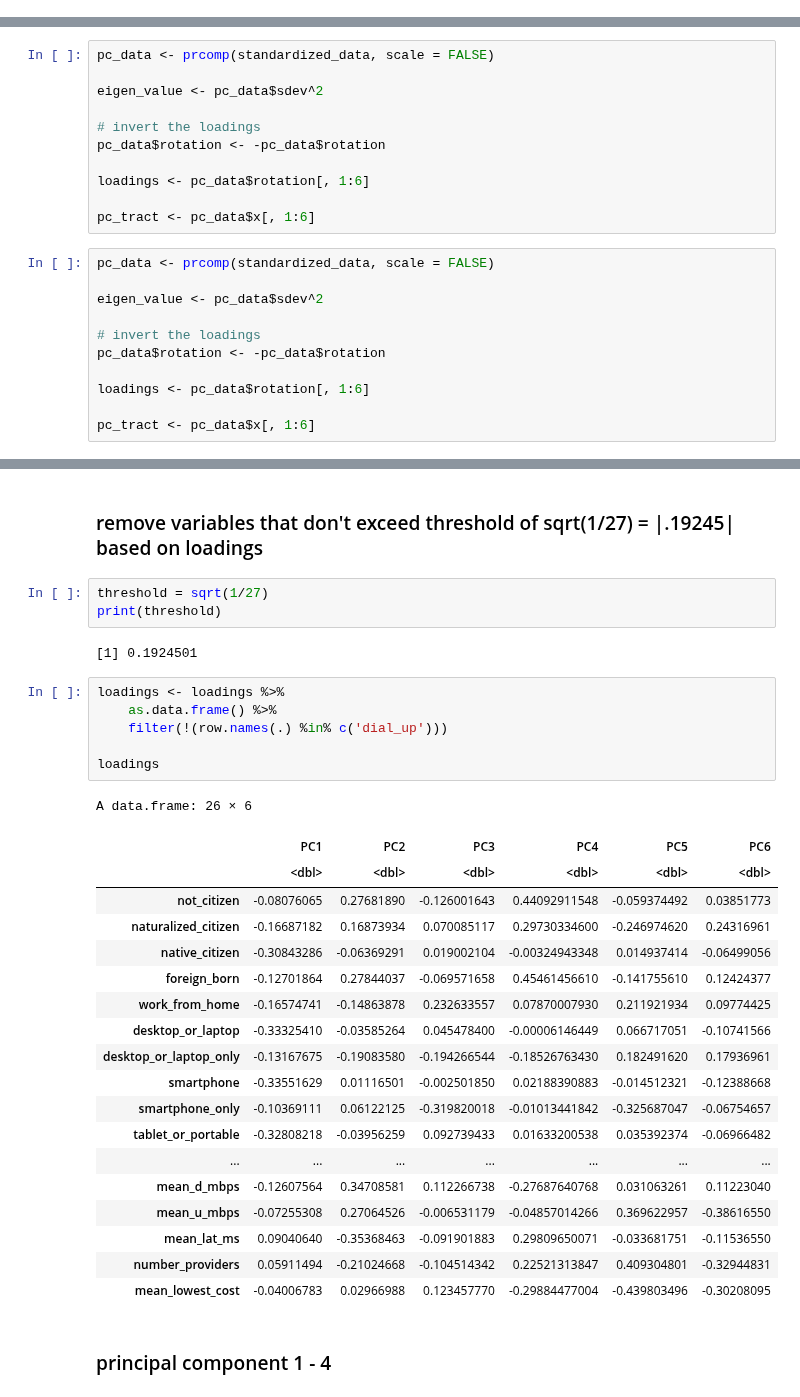
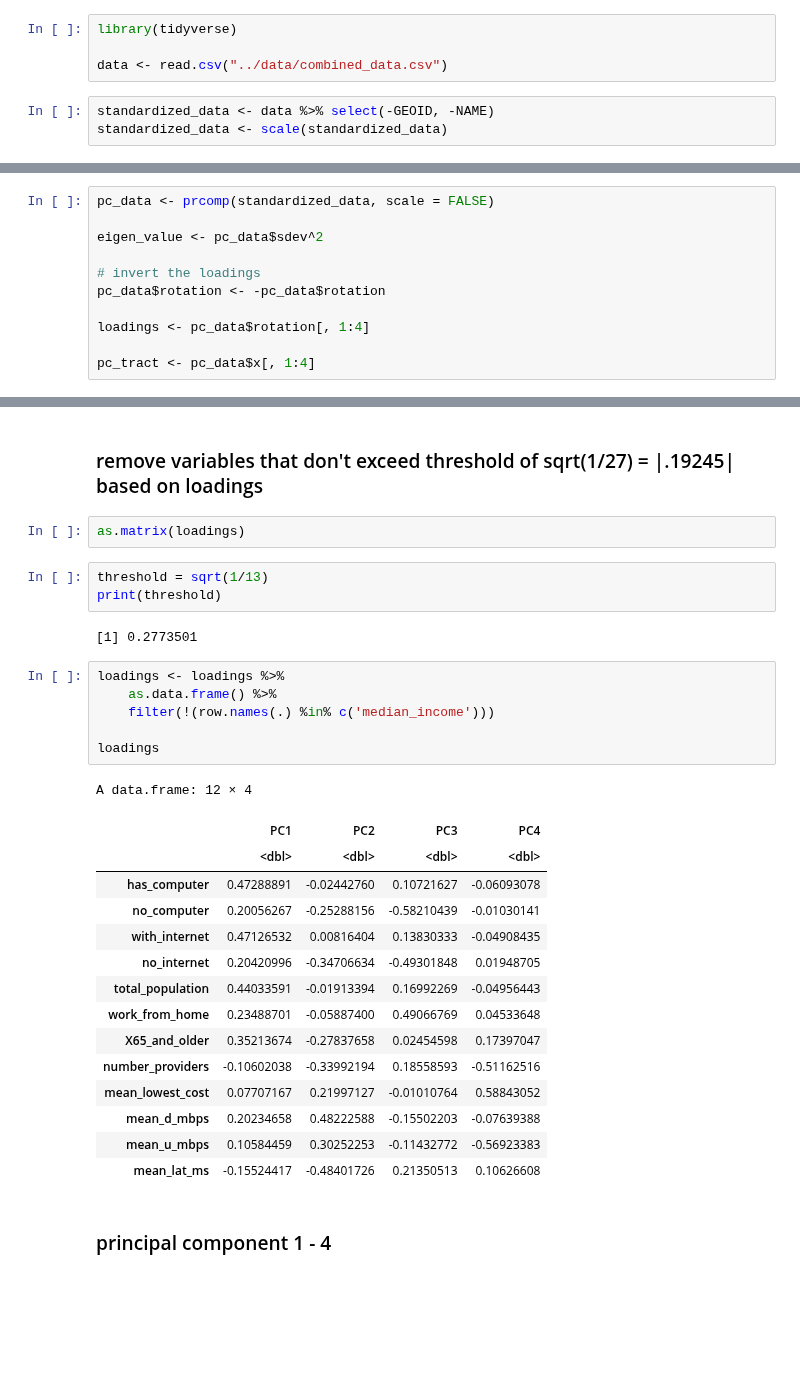
Before and after one commit to nicholasptran/eastern-washington-digital-equity, a Jupyter notebook: notebooks/pc.ipynb, the cells around one changed output, grey strips where cells are left out. Saved outputs shown, nothing was run; the diff lists cells and outputs as text; blank space fills up the shorter version.

```diff
--- a/notebooks/pc.ipynb
+++ b/notebooks/pc.ipynb
@@ -9,3 +1,10 @@ standardized_data_all <- standardized_data_all
+# %%
+library(tidyverse)
+
+data <- read.csv("../data/combined_data.csv")
+# %%
+standardized_data <- data %>% select(-GEOID, -NAME)
+standardized_data <- scale(standardized_data)
 # %%
 head(standardized_data)
 # %% [output]
@@ -28,17 +26,6 @@ eigen_value <- pc_data$sdev^2
 # invert the loadings
 pc_data$rotation <- -pc_data$rotation
 
-loadings <- pc_data$rotation[, 1:6]
+loadings <- pc_data$rotation[, 1:4]
 
-pc_tract <- pc_data$x[, 1:6]
+pc_tract <- pc_data$x[, 1:4]
-# %%
-pc_data <- prcomp(standardized_data, scale = FALSE)
-
-eigen_value <- pc_data$sdev^2
-
-# invert the loadings
-pc_data$rotation <- -pc_data$rotation
-
-loadings <- pc_data$rotation[, 1:6]
-
-pc_tract <- pc_data$x[, 1:6]
@@ -98,36 +108,34 @@ A data.frame: 27 × 6
 # %% [markdown]
 ### remove variables that don't exceed threshold of sqrt(1/27) = |.19245| based on loadings
+# %%
+as.matrix(loadings)
 # %%
-threshold = sqrt(1/27)
+threshold = sqrt(1/13)
 print(threshold)
 # %% [output]
-[1] 0.1924501
+[1] 0.2773501
 # %%
 loadings <- loadings %>%
     as.data.frame() %>%
-    filter(!(row.names(.) %in% c('dial_up')))
+    filter(!(row.names(.) %in% c('median_income')))
 
 loadings
 # %% [output]
-A data.frame: 26 × 6
+A data.frame: 12 × 4
-|  | PC1 | PC2 | PC3 | PC4 | PC5 | PC6 |
-|  | <dbl> | <dbl> | <dbl> | <dbl> | <dbl> | <dbl> |
-| not_citizen | -0.08076065 | 0.27681890 | -0.126001643 | 0.44092911548 | -0.059374492 | 0.03851773 |
-| naturalized_citizen | -0.16687182 | 0.16873934 | 0.070085117 | 0.29730334600 | -0.246974620 | 0.24316961 |
-| native_citizen | -0.30843286 | -0.06369291 | 0.019002104 | -0.00324943348 | 0.014937414 | -0.06499056 |
-| foreign_born | -0.12701864 | 0.27844037 | -0.069571658 | 0.45461456610 | -0.141755610 | 0.12424377 |
-| work_from_home | -0.16574741 | -0.14863878 | 0.232633557 | 0.07870007930 | 0.211921934 | 0.09774425 |
-| desktop_or_laptop | -0.33325410 | -0.03585264 | 0.045478400 | -0.00006146449 | 0.066717051 | -0.10741566 |
-| desktop_or_laptop_only | -0.13167675 | -0.19083580 | -0.194266544 | -0.18526763430 | 0.182491620 | 0.17936961 |
-| smartphone | -0.33551629 | 0.01116501 | -0.002501850 | 0.02188390883 | -0.014512321 | -0.12388668 |
-| smartphone_only | -0.10369111 | 0.06122125 | -0.319820018 | -0.01013441842 | -0.325687047 | -0.06754657 |
-| tablet_or_portable | -0.32808218 | -0.03956259 | 0.092739433 | 0.01633200538 | 0.035392374 | -0.06966482 |
-| ... | ... | ... | ... | ... | ... | ... |
-| mean_d_mbps | -0.12607564 | 0.34708581 | 0.112266738 | -0.27687640768 | 0.031063261 | 0.11223040 |
-| mean_u_mbps | -0.07255308 | 0.27064526 | -0.006531179 | -0.04857014266 | 0.369622957 | -0.38616550 |
-| mean_lat_ms | 0.09040640 | -0.35368463 | -0.091901883 | 0.29809650071 | -0.033681751 | -0.11536550 |
-| number_providers | 0.05911494 | -0.21024668 | -0.104514342 | 0.22521313847 | 0.409304801 | -0.32944831 |
-| mean_lowest_cost | -0.04006783 | 0.02966988 | 0.123457770 | -0.29884477004 | -0.439803496 | -0.30208095 |
+|  | PC1 | PC2 | PC3 | PC4 |
+|  | <dbl> | <dbl> | <dbl> | <dbl> |
+| has_computer | 0.47288891 | -0.02442760 | 0.10721627 | -0.06093078 |
+| no_computer | 0.20056267 | -0.25288156 | -0.58210439 | -0.01030141 |
+| with_internet | 0.47126532 | 0.00816404 | 0.13830333 | -0.04908435 |
+| no_internet | 0.20420996 | -0.34706634 | -0.49301848 | 0.01948705 |
+| total_population | 0.44033591 | -0.01913394 | 0.16992269 | -0.04956443 |
+| work_from_home | 0.23488701 | -0.05887400 | 0.49066769 | 0.04533648 |
+| X65_and_older | 0.35213674 | -0.27837658 | 0.02454598 | 0.17397047 |
+| number_providers | -0.10602038 | -0.33992194 | 0.18558593 | -0.51162516 |
+| mean_lowest_cost | 0.07707167 | 0.21997127 | -0.01010764 | 0.58843052 |
+| mean_d_mbps | 0.20234658 | 0.48222588 | -0.15502203 | -0.07639388 |
+| mean_u_mbps | 0.10584459 | 0.30252253 | -0.11432772 | -0.56923383 |
+| mean_lat_ms | -0.15524417 | -0.48401726 | 0.21350513 | 0.10626608 |
 # %% [markdown]
 ### principal component 1 - 4
 # %%
```
Also changed, not shown: parts of 15 cells of this notebook, 27 other files.
